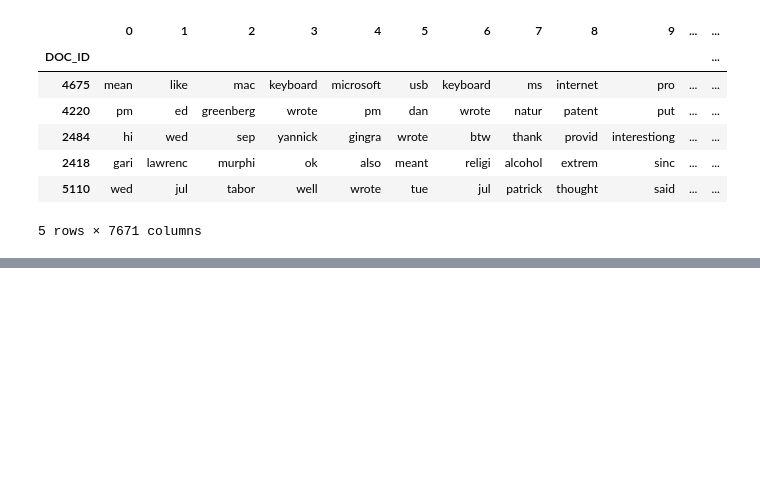
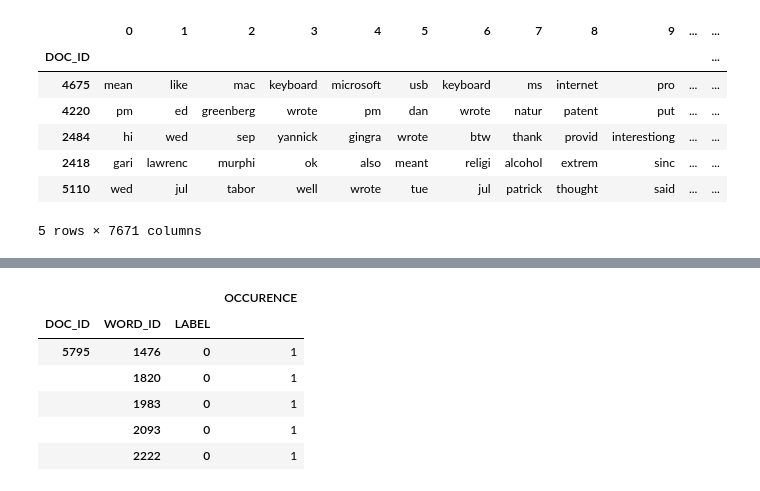
Before and after one commit to suyashmadhesia/spam-mail-classifier, a Jupyter notebook: Spam Classifier.ipynb, the cells around one changed output, grey strips where cells are left out. Cells and saved outputs as stored; diff of their text form; code cells hidden in the pictures; blank space fills up the shorter version.

```diff
--- a/Spam Classifier.ipynb
+++ b/Spam Classifier.ipynb
@@ -504,0 +547,10 @@ def make_sparse_matrix(df, indexed_words, labels):
+# %%
+train_grouped.tail()
+# %% [output]
+|  |  |  | OCCURENCE |
+| DOC_ID | WORD_ID | LABEL |  |
+| 5795 | 1476 | 0 | 1 |
+|  | 1820 | 0 | 1 |
+|  | 1983 | 0 | 1 |
+|  | 2093 | 0 | 1 |
+|  | 2222 | 0 | 1 |
```
Also changed, not shown: parts of 14 cells of this notebook, 2 other files.
